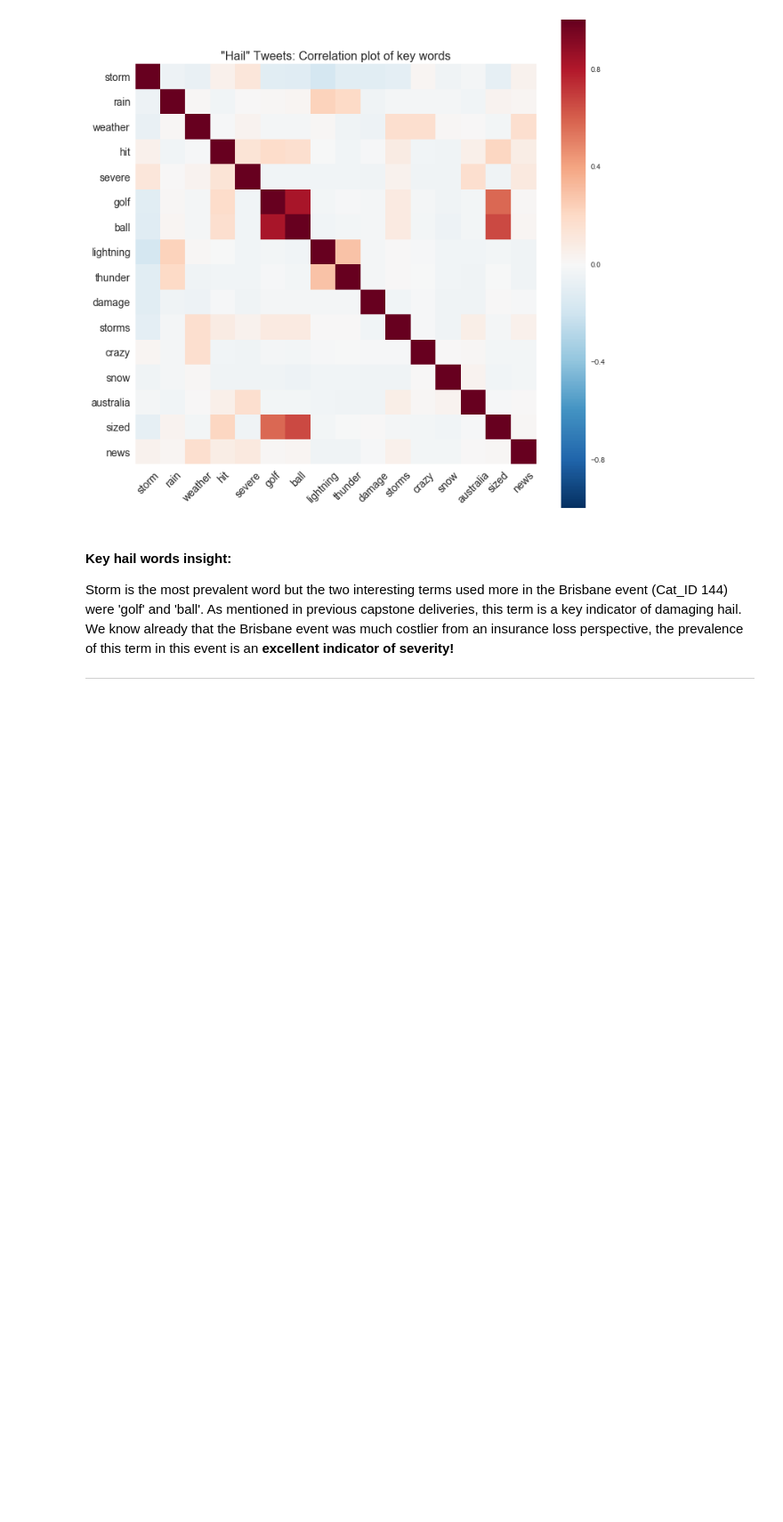
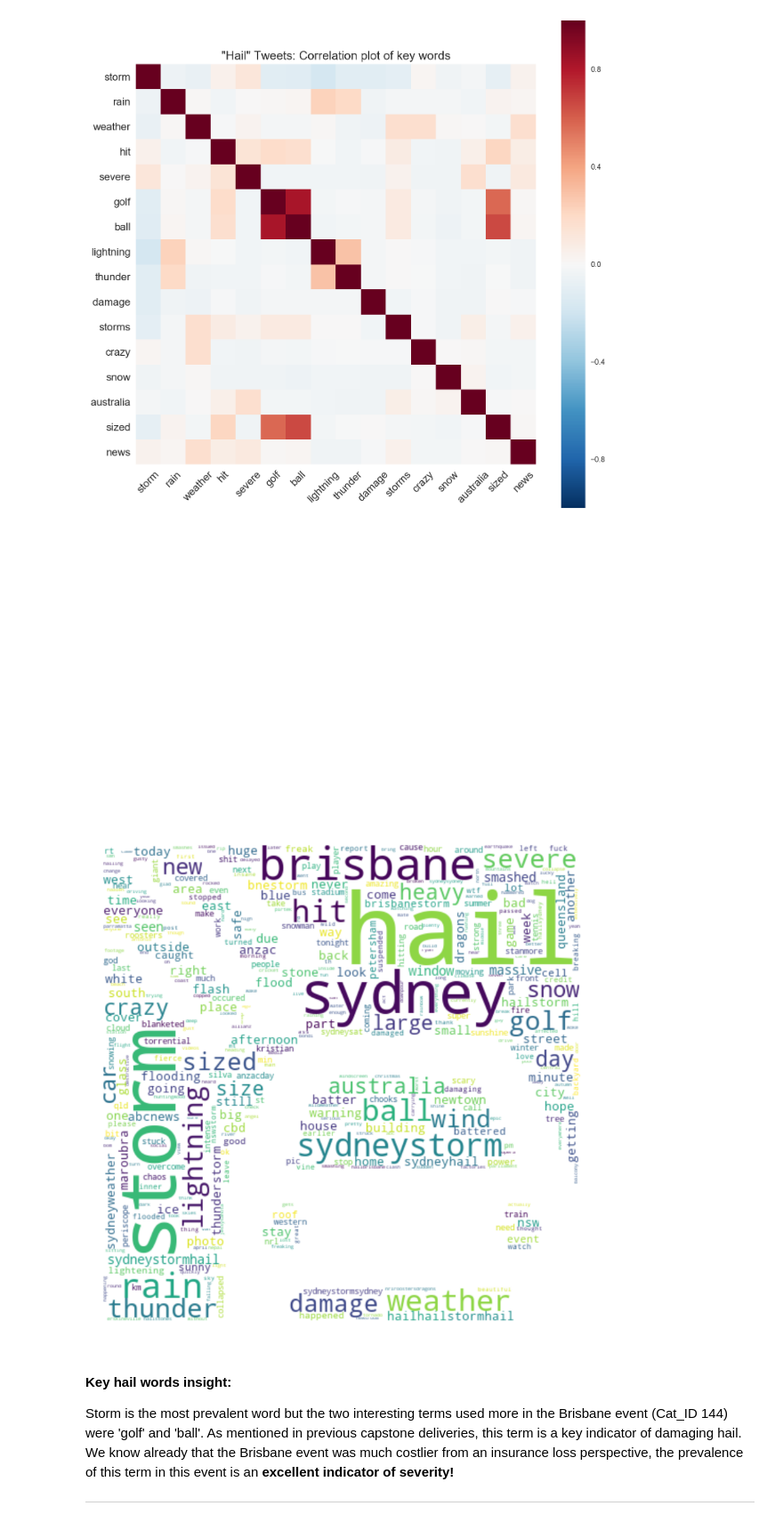
Before and after one commit to tcroshaw/ga_personal, a Jupyter notebook: capstone_technical_report_2_TweetTextNLP.ipynb, the cells around one changed output. Shown at 89% size. Drawn from its saved outputs; the diff is of its cells as text; code cells hidden in the pictures; blank space fills up the shorter version.

Commit message:
update coding and wordcloud

```diff
--- a/capstone_technical_report_2_TweetTextNLP.ipynb
+++ b/capstone_technical_report_2_TweetTextNLP.ipynb
@@ -424,6 +429,42 @@ ax.set_yticklabels(ax.yaxis.get_ticklabels(), fontsize=14, rotation=0)
 plt.show()
 # %% [output]
 [figure]
+# %%
+# Finally I will experiment with another visualisation method - a wordcloud.
+# This is a package created by amueller on Github: https://github.com/amueller/word_cloud
+
+from os import path
+from PIL import Image
+import numpy as np
+import matplotlib.pyplot as plt
+
+from wordcloud import WordCloud, STOPWORDS
+
+d = path.dirname('./images/')
+
+# read the mask image
+# taken from
+# http://www.stencilry.org/stencils/movies/alice%20in%20wonderland/255fk.jpg
+cloud_mask = np.array(Image.open(path.join(d, "hail.png")))
+
+stopwords = set(STOPWORDS)
+
+text = "".join(hail_tt_storm_hours['tweet_words'])
+
+wc = WordCloud(width=800, height=400, background_color="white", max_words=1000, mask=cloud_mask,collocations=False).generate(text)
+# generate word cloud
+
+# store default colored image
+default_colors = wc.to_array()
+wc.to_file("hail.png")
+plt.axis("off")
+plt.figure(figsize=(16,16))
+plt.imshow(default_colors, interpolation="bilinear")
+plt.axis("off")
+plt.show()
+# %% [output]
+[figure, added]
+[figure, added]
 # %% [markdown]
 #### Key hail words insight:
 
```
Also changed, not shown: parts of 9 cells of this notebook, 4 other files.
